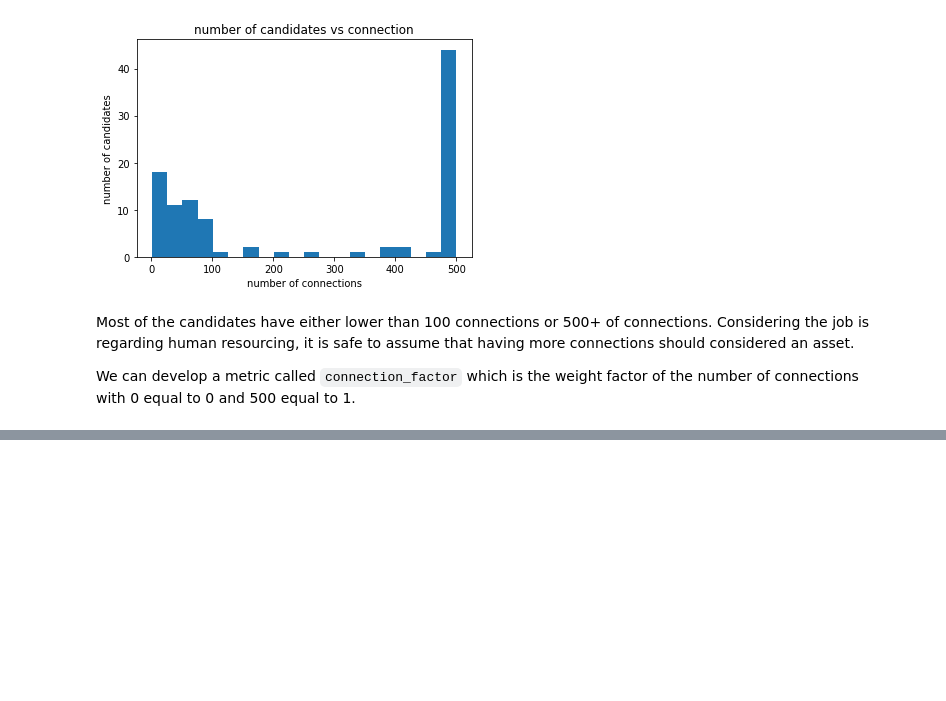
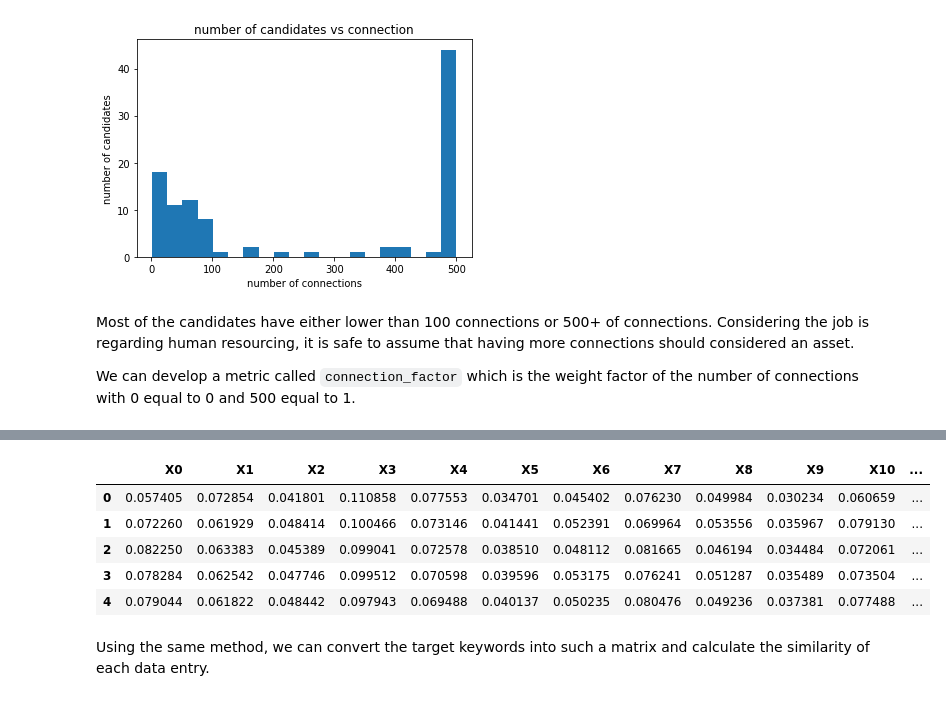
Before and after one commit to XO-Appleton/PotentialTalent, a Jupyter notebook: potential_talents.ipynb, the cells around one changed output, grey strips where cells are left out. Drawn from its saved outputs; the diff is of its cells as text; code cells hidden in the pictures; blank space fills up the shorter version.

```diff
--- a/potential_talents.ipynb
+++ b/potential_talents.ipynb
@@ -14,7 +14,7 @@ import seaborn as sns
 # %% [markdown]
 ## Data Wrangling
 # %%
-df = pd.read_csv('./data/potential-talents - Aspiring human resources - seeking human resources.csv')
+df = pd.read_csv('potential-talents - Aspiring human resources - seeking human resources.csv')
 df.head()
 # %% [output]
 |  | id | job_title | location | connection | fit |
@@ -220,0 +139,22 @@ Now that we have tokenized the input sentences into numerical representation, we
+# %%
+KEYWORDS = ['Aspiring human resources', 'seeking human resources']
+
+from transformers import AutoModelForSequenceClassification, AutoTokenizer
+
+# Instantiate the pretrained BERT tokenizer
+tokenizer = AutoTokenizer.from_pretrained('bert-base-uncased')
+
+# Tokenizing the words in the job titles into tokens
+inputs = tokenizer(list(df['job_title'].values), padding=True, truncation=True, return_tensors="pt")['input_ids']
+
+# Instantiate the pretrained BERT model
+model = AutoModelForSequenceClassification.from_pretrained('bert-base-uncased', num_labels=16)
+
+# Transform the data into the 104*16 numerical matrix
+outputs = model(inputs)
+print(outputs.logits.shape)
+
+# Convert the outputs into probabilities
+import torch
+outputs = torch.nn.functional.softmax(outputs.logits, dim = -1)
+print(outputs)
@@ -220,0 +176,13 @@ Now that we have tokenized the input sentences into numerical representation, we
+# %%
+# We will be storing the probabilities into a dataframe
+embedding_df = pd.DataFrame(outputs.detach().numpy(), columns=['X'+str(i) for i in range(16)])
+embedding_df.head()
+# %% [output]
+|  | X0 | X1 | X2 | X3 | X4 | X5 | X6 | X7 | X8 | X9 | X10 | ... |
+| 0 | 0.057405 | 0.072854 | 0.041801 | 0.110858 | 0.077553 | 0.034701 | 0.045402 | 0.076230 | 0.049984 | 0.030234 | 0.060659 | ... |
+| 1 | 0.072260 | 0.061929 | 0.048414 | 0.100466 | 0.073146 | 0.041441 | 0.052391 | 0.069964 | 0.053556 | 0.035967 | 0.079130 | ... |
+| 2 | 0.082250 | 0.063383 | 0.045389 | 0.099041 | 0.072578 | 0.038510 | 0.048112 | 0.081665 | 0.046194 | 0.034484 | 0.072061 | ... |
+| 3 | 0.078284 | 0.062542 | 0.047746 | 0.099512 | 0.070598 | 0.039596 | 0.053175 | 0.076241 | 0.051287 | 0.035489 | 0.073504 | ... |
+| 4 | 0.079044 | 0.061822 | 0.048442 | 0.097943 | 0.069488 | 0.040137 | 0.050235 | 0.080476 | 0.049236 | 0.037381 | 0.077488 | ... |
+# %% [markdown]
+Using the same method, we can convert the target keywords into such a matrix and calculate the similarity of each data entry.
```
Also changed, not shown: parts of 21 cells of this notebook.
